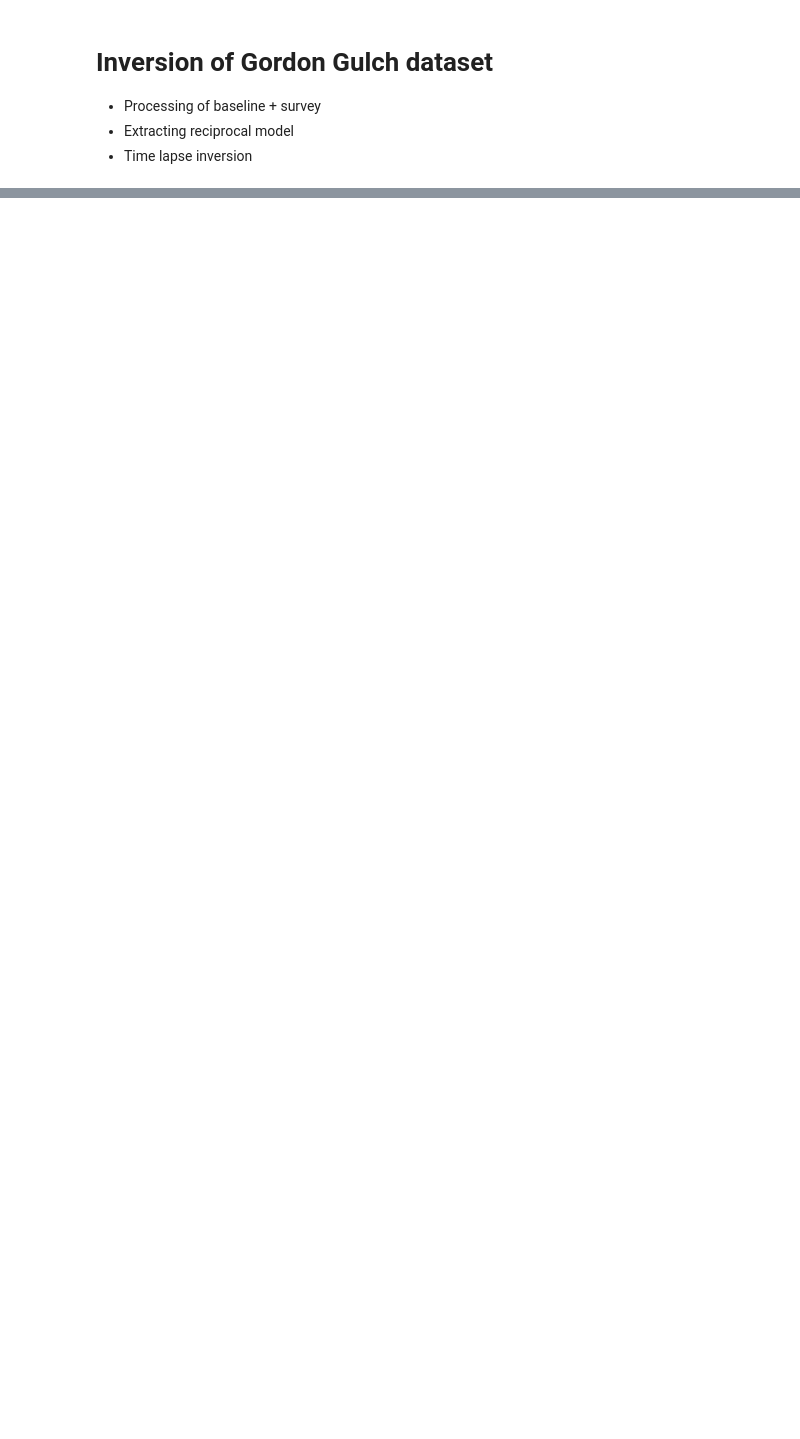
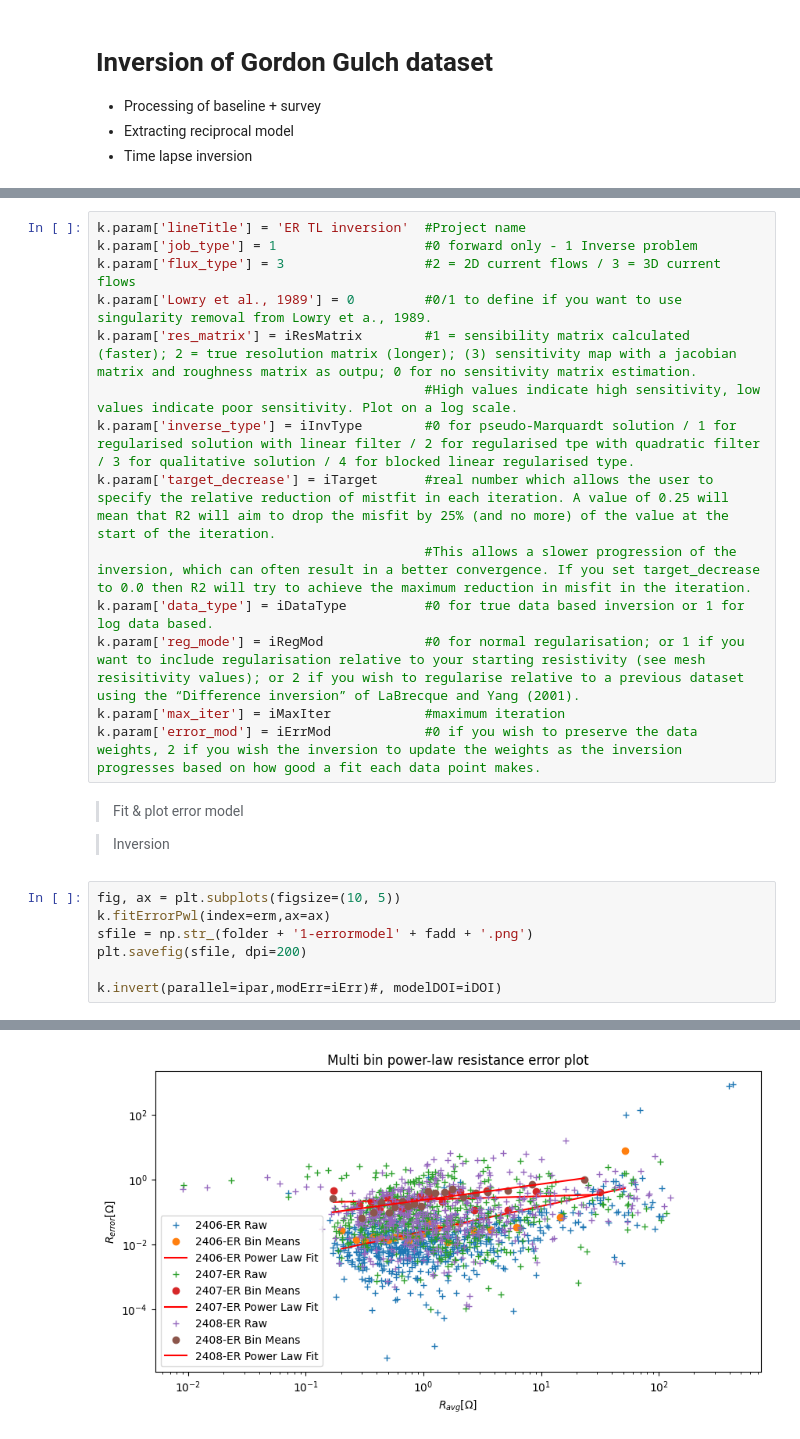
Before and after one commit to HydroDumont/GordonGulch, a Jupyter notebook: 2409_ERinversion.ipynb, the cells around one changed output, grey strips where cells are left out. Drawn from its saved outputs; the diff is of its cells as text; blank space fills up the shorter version.

```diff
--- a/2409_ERinversion.ipynb
+++ b/2409_ERinversion.ipynb
@@ -48,0 +85,26 @@ iAaniso = 1    #alpha_aniso is the anisotropy of the smoothing factor, set alpha
+# %%
+k.param['lineTitle'] = 'ER TL inversion'  #Project name
+k.param['job_type'] = 1                   #0 forward only - 1 Inverse problem
+k.param['flux_type'] = 3                  #2 = 2D current flows / 3 = 3D current flows
+k.param['Lowry et al., 1989'] = 0         #0/1 to define if you want to use singularity removal from Lowry et a., 1989.
+k.param['res_matrix'] = iResMatrix        #1 = sensibility matrix calculated (faster); 2 = true resolution matrix (longer); (3) sensitivity map with a jacobian matrix and roughness matrix as outpu; 0 for no sensitivity matrix estimation.
+                                          #High values indicate high sensitivity, low values indicate poor sensitivity. Plot on a log scale.
+k.param['inverse_type'] = iInvType        #0 for pseudo-Marquardt solution / 1 for regularised solution with linear filter / 2 for regularised tpe with quadratic filter / 3 for qualitative solution / 4 for blocked linear regularised type.
+k.param['target_decrease'] = iTarget      #real number which allows the user to specify the relative reduction of mistfit in each iteration. A value of 0.25 will mean that R2 will aim to drop the misfit by 25% (and no more) of the value at the start of the iteration.
+                                          #This allows a slower progression of the inversion, which can often result in a better convergence. If you set target_decrease to 0.0 then R2 will try to achieve the maximum reduction in misfit in the iteration.
+k.param['data_type'] = iDataType          #0 for true data based inversion or 1 for log data based.
+k.param['reg_mode'] = iRegMod             #0 for normal regularisation; or 1 if you want to include regularisation relative to your starting resistivity (see mesh resisitivity values); or 2 if you wish to regularise relative to a previous dataset using the “Difference inversion” of LaBrecque and Yang (2001).
+k.param['max_iter'] = iMaxIter            #maximum iteration
+k.param['error_mod'] = iErrMod            #0 if you wish to preserve the data weights, 2 if you wish the inversion to update the weights as the inversion progresses based on how good a fit each data point makes.
+# %% [markdown]
+> Fit & plot error model
+
+> Inversion
+# %%
+fig, ax = plt.subplots(figsize=(10, 5))
+k.fitErrorPwl(index=erm,ax=ax)
+sfile = np.str_(folder + '1-errormodel' + fadd + '.png')
+plt.savefig(sfile, dpi=200)
+
+k.invert(parallel=ipar,modErr=iErr)#, modelDOI=iDOI)
+# %% [output]
@@ -48,0 +128 @@ iAaniso = 1    #alpha_aniso is the anisotropy of the smoothing factor, set alpha
+[figure, added]
```
Also changed, not shown: parts of 10 cells of this notebook, 1 other file.
